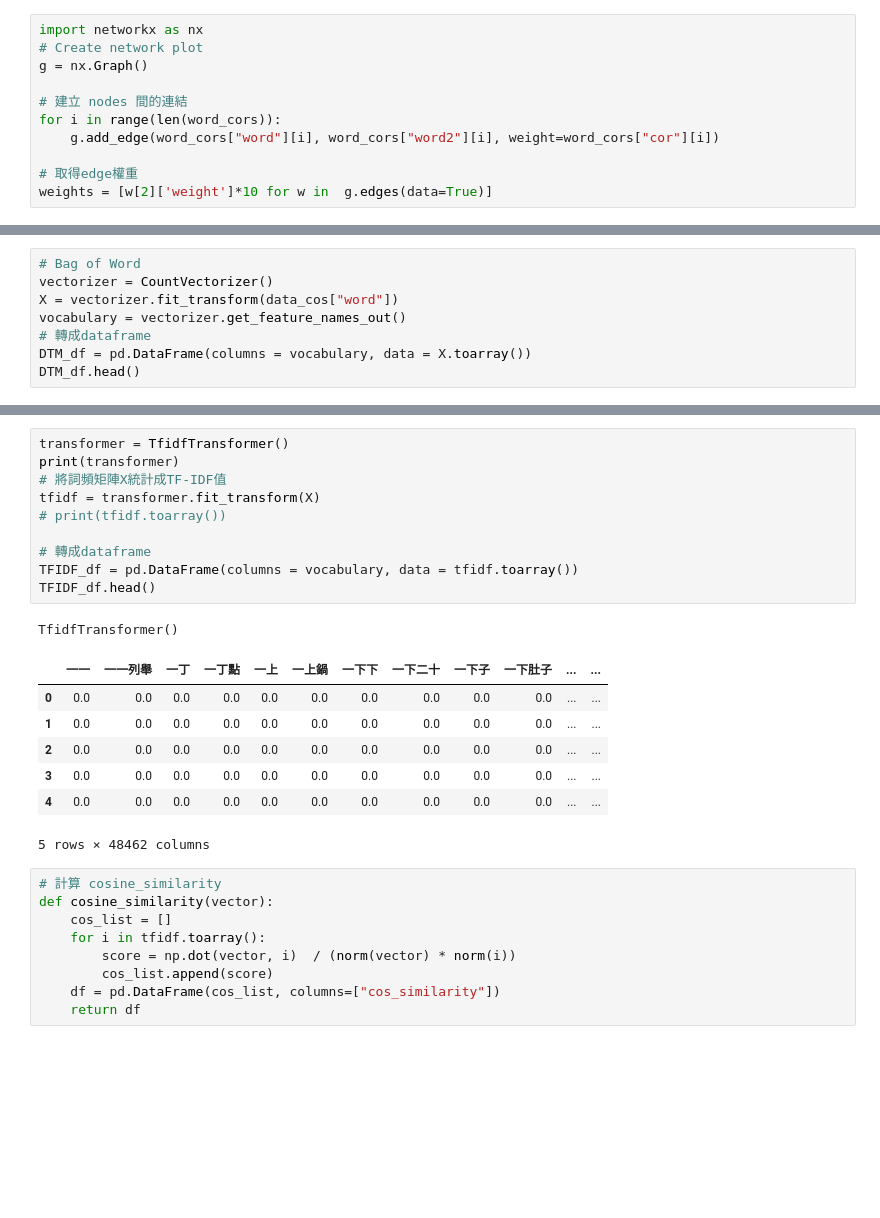
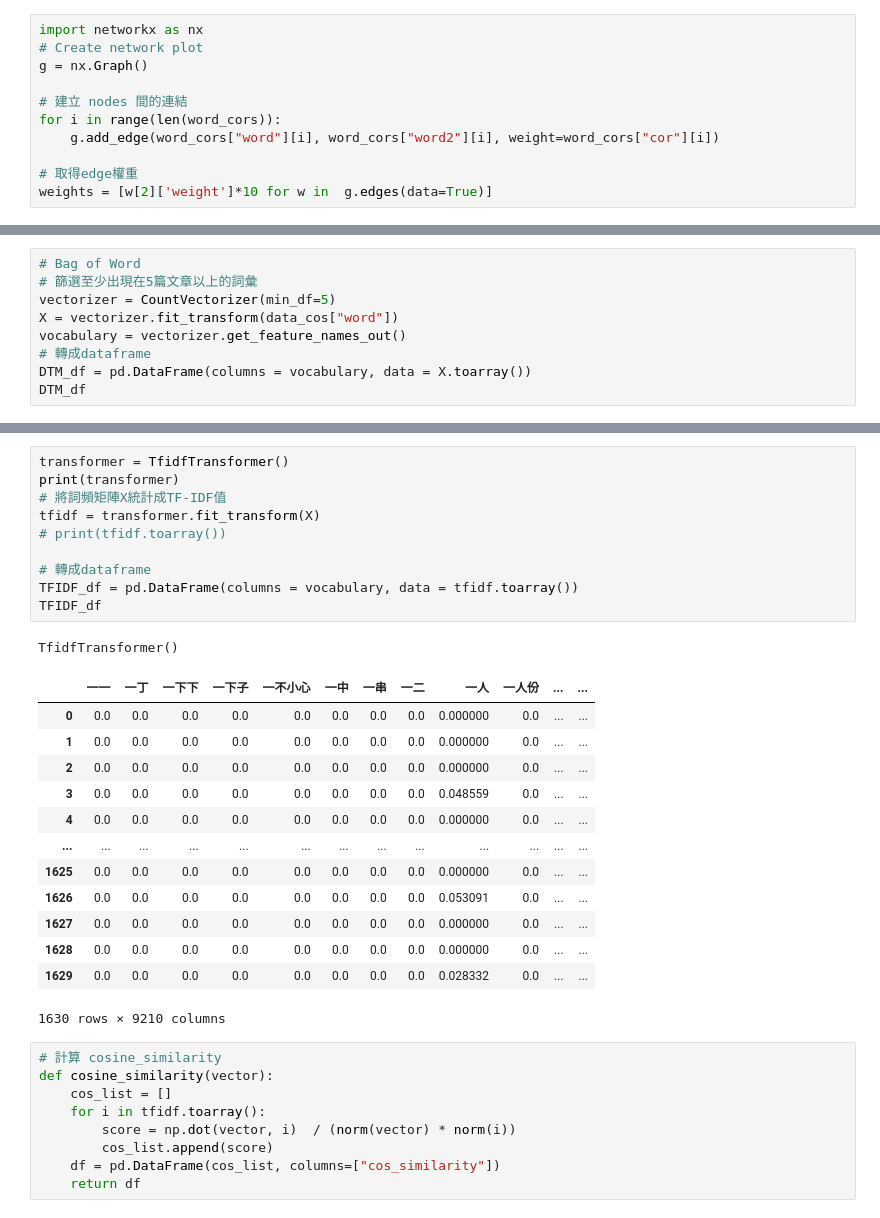
Before and after one commit to Text-Analytics-and-Retrieval/SMA_2023S, a Jupyter notebook: week8/week8_zh.ipynb, the cells around one changed output, grey strips where cells are left out. Saved outputs shown, nothing was run; the diff lists cells and outputs as text; blank space fills up the shorter version.

```diff
--- a/week8/week8_zh.ipynb
+++ b/week8/week8_zh.ipynb
@@ -868,10 +859,11 @@ data_cos.head(3)
 | 2 | [食記]台北大安區六張犁站捷運小慧涼麵 | 2020-01-02 17:11:29 | https://www.ptt.cc/bbs/Food/M.157... | 餐廳名稱小慧涼麵消費時間年月起多訪地址台北市大安區臥龍街巷號電話營... | 餐廳名稱 小慧涼 消費 時間 起多訪 地址 台北市 大安區 臥龍 ... |
 # %%
 # Bag of Word
-vectorizer = CountVectorizer()
+# 篩選至少出現在5篇文章以上的詞彙
+vectorizer = CountVectorizer(min_df=5)
 X = vectorizer.fit_transform(data_cos["word"])
 vocabulary = vectorizer.get_feature_names_out()
 # 轉成dataframe
 DTM_df = pd.DataFrame(columns = vocabulary, data = X.toarray())
-DTM_df.head()
+DTM_df
 # %% [output]
@@ -885,22 +883,28 @@ DTM_df.head()
 # %%
 transformer = TfidfTransformer()
 print(transformer)
 # 將詞頻矩陣X統計成TF-IDF值
 tfidf = transformer.fit_transform(X)
 # print(tfidf.toarray())
 
 # 轉成dataframe
 TFIDF_df = pd.DataFrame(columns = vocabulary, data = tfidf.toarray())
-TFIDF_df.head()
+TFIDF_df
 # %% [output]
 TfidfTransformer()
-|  | 一一 | 一一列舉 | 一丁 | 一丁點 | 一上 | 一上鍋 | 一下下 | 一下二十 | 一下子 | 一下肚子 | ... | ... |
-| 0 | 0.0 | 0.0 | 0.0 | 0.0 | 0.0 | 0.0 | 0.0 | 0.0 | 0.0 | 0.0 | ... | ... |
-| 1 | 0.0 | 0.0 | 0.0 | 0.0 | 0.0 | 0.0 | 0.0 | 0.0 | 0.0 | 0.0 | ... | ... |
-| 2 | 0.0 | 0.0 | 0.0 | 0.0 | 0.0 | 0.0 | 0.0 | 0.0 | 0.0 | 0.0 | ... | ... |
-| 3 | 0.0 | 0.0 | 0.0 | 0.0 | 0.0 | 0.0 | 0.0 | 0.0 | 0.0 | 0.0 | ... | ... |
-| 4 | 0.0 | 0.0 | 0.0 | 0.0 | 0.0 | 0.0 | 0.0 | 0.0 | 0.0 | 0.0 | ... | ... |
+|  | 一一 | 一丁 | 一下下 | 一下子 | 一不小心 | 一中 | 一串 | 一二 | 一人 | 一人份 | ... | ... |
+| 0 | 0.0 | 0.0 | 0.0 | 0.0 | 0.0 | 0.0 | 0.0 | 0.0 | 0.000000 | 0.0 | ... | ... |
+| 1 | 0.0 | 0.0 | 0.0 | 0.0 | 0.0 | 0.0 | 0.0 | 0.0 | 0.000000 | 0.0 | ... | ... |
+| 2 | 0.0 | 0.0 | 0.0 | 0.0 | 0.0 | 0.0 | 0.0 | 0.0 | 0.000000 | 0.0 | ... | ... |
+| 3 | 0.0 | 0.0 | 0.0 | 0.0 | 0.0 | 0.0 | 0.0 | 0.0 | 0.048559 | 0.0 | ... | ... |
+| 4 | 0.0 | 0.0 | 0.0 | 0.0 | 0.0 | 0.0 | 0.0 | 0.0 | 0.000000 | 0.0 | ... | ... |
+| ... | ... | ... | ... | ... | ... | ... | ... | ... | ... | ... | ... | ... |
+| 1625 | 0.0 | 0.0 | 0.0 | 0.0 | 0.0 | 0.0 | 0.0 | 0.0 | 0.000000 | 0.0 | ... | ... |
+| 1626 | 0.0 | 0.0 | 0.0 | 0.0 | 0.0 | 0.0 | 0.0 | 0.0 | 0.053091 | 0.0 | ... | ... |
+| 1627 | 0.0 | 0.0 | 0.0 | 0.0 | 0.0 | 0.0 | 0.0 | 0.0 | 0.000000 | 0.0 | ... | ... |
+| 1628 | 0.0 | 0.0 | 0.0 | 0.0 | 0.0 | 0.0 | 0.0 | 0.0 | 0.000000 | 0.0 | ... | ... |
+| 1629 | 0.0 | 0.0 | 0.0 | 0.0 | 0.0 | 0.0 | 0.0 | 0.0 | 0.028332 | 0.0 | ... | ... |
-5 rows × 48462 columns
+1630 rows × 9210 columns
 # %%
 # 計算 cosine_similarity
 def cosine_similarity(vector):
```
Also changed, not shown: parts of 11 cells of this notebook.
